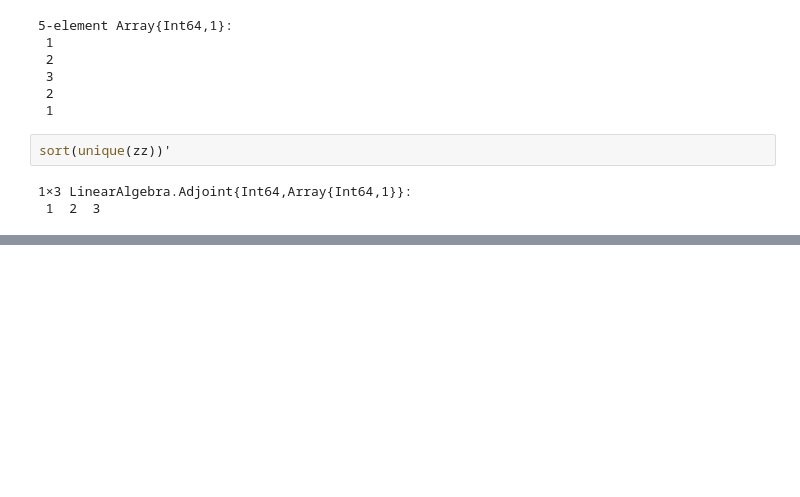
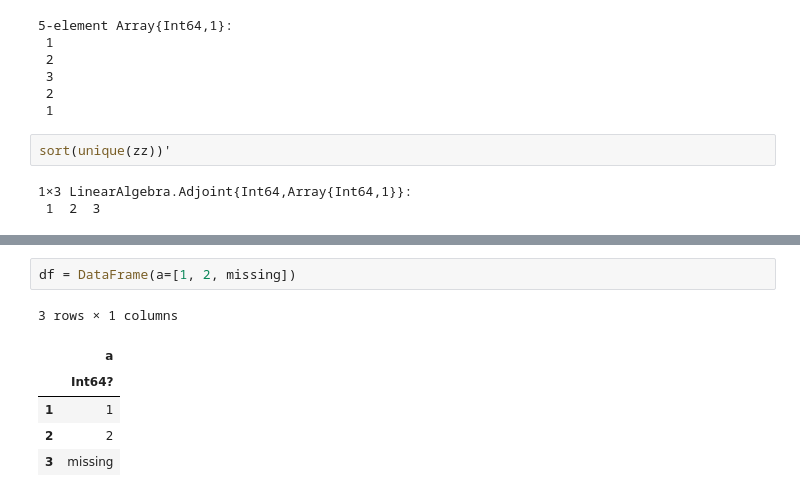
Before and after one commit to marketneutral/misc_research, a Jupyter notebook: julia_learning/XGBoost_Example.ipynb, the cells around one changed output, grey strips where cells are left out. Cells and saved outputs as stored; diff of their text form; blank space fills up the shorter version.

```diff
--- a/julia_learning/XGBoost_Example.ipynb
+++ b/julia_learning/XGBoost_Example.ipynb
@@ -389,0 +528,9 @@ sort(unique(zz))'
+# %%
+df = DataFrame(a=[1, 2, missing])
+# %% [output]
+3 rows × 1 columns
+|  | a |
+|  | Int64? |
+| 1 | 1 |
+| 2 | 2 |
+| 3 | missing |
```
Also changed, not shown: parts of 55 cells of this notebook.
